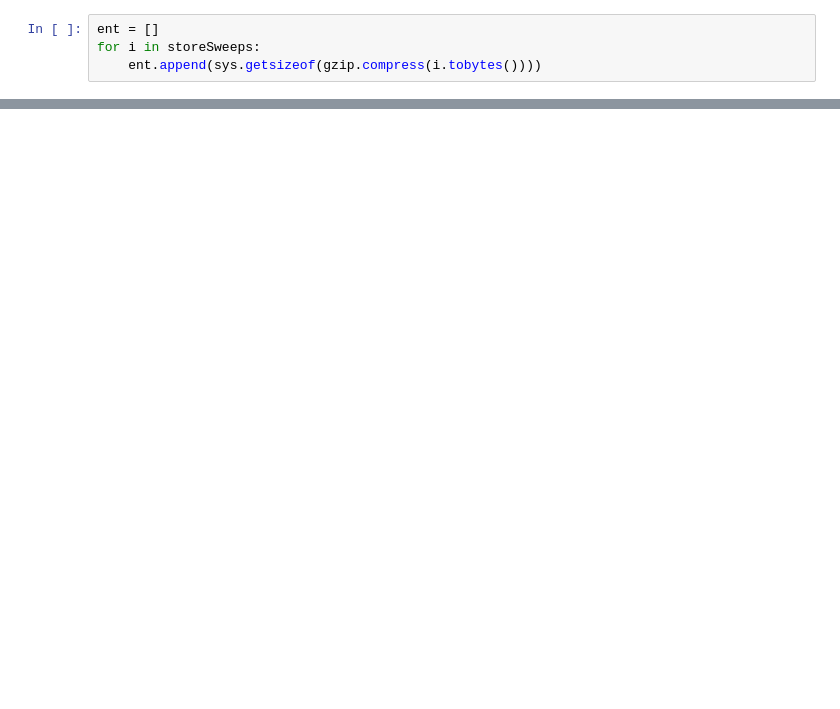
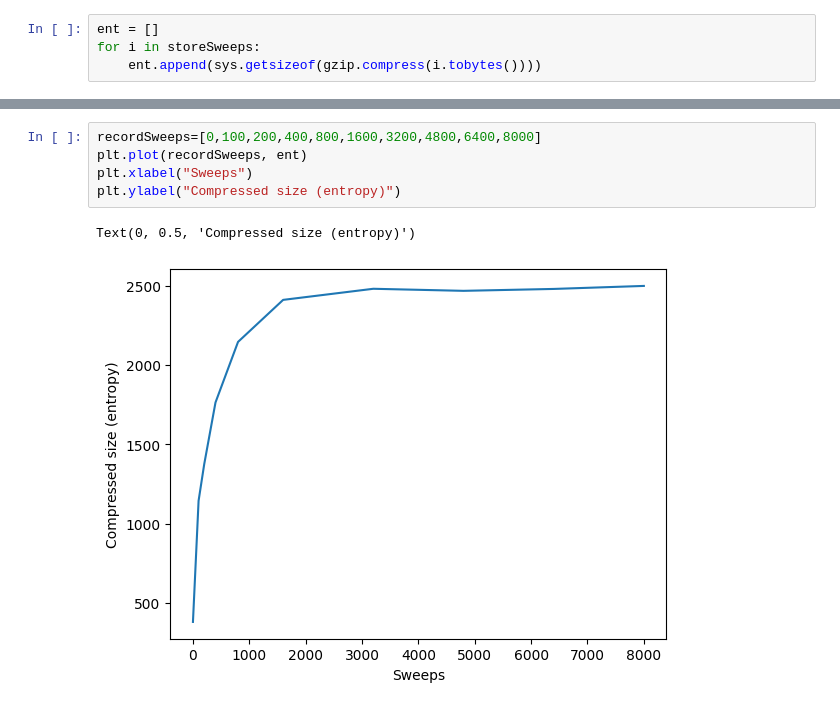
Before and after one commit to Goldartfrog/ComputationalPhysics, a Jupyter notebook: CellularAutomata.ipynb, the cells around one changed output, grey strips where cells are left out. Cells and saved outputs as stored; diff of their text form; blank space fills up the shorter version.

```diff
--- a/CellularAutomata.ipynb
+++ b/CellularAutomata.ipynb
@@ -63,0 +70,8 @@ print(ent)
+# %%
+recordSweeps=[0,100,200,400,800,1600,3200,4800,6400,8000]
+plt.plot(recordSweeps, ent)
+plt.xlabel("Sweeps")
+plt.ylabel("Compressed size (entropy)")
+# %% [output]
+Text(0, 0.5, 'Compressed size (entropy)')
+[figure, added]
```
Also changed, not shown: parts of 7 cells of this notebook, 1 other file.
